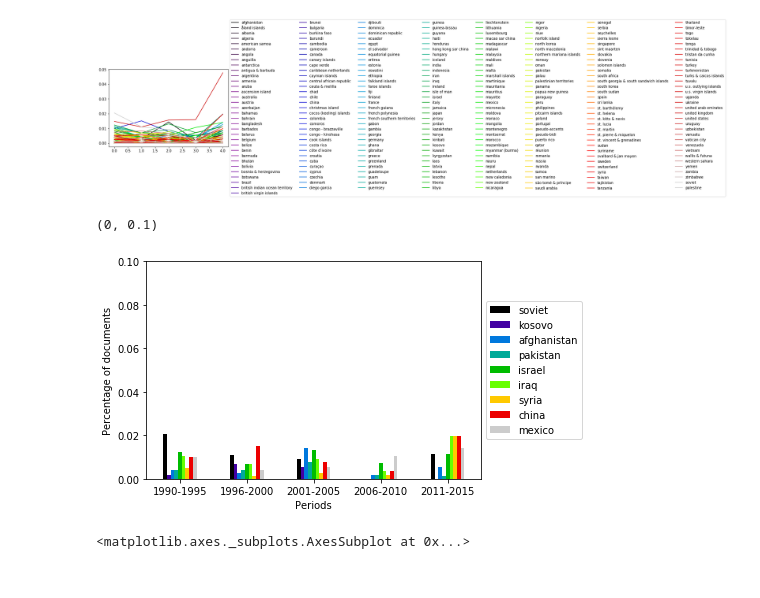
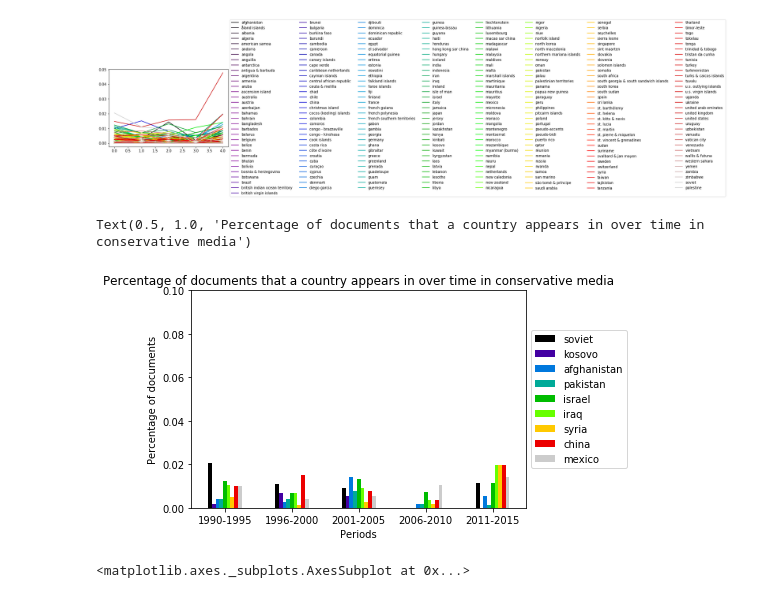
Before and after one commit to rachel-ker/refugeediscourse, a Jupyter notebook: final_data_analysis.ipynb, the cells around one changed output. Drawn from its saved outputs; the diff is of its cells as text; code cells hidden in the pictures.

```diff
--- a/final_data_analysis.ipynb
+++ b/final_data_analysis.ipynb
@@ -978,17 +902,16 @@ plt.legend(loc='center left', bbox_to_anchor=(1, 0.5),ncol=8)
 <matplotlib.legend.Legend at 0x...>
 [figure]
 # %%
-selected = ['soviet', 'kosovo', 'afghanistan','pakistan','israel','iraq','syria','china','mexico']
 countrycounts_rightpc[selected].plot(kind='bar', colormap='nipy_spectral')
 plt.legend(loc='center left', bbox_to_anchor=(1, 0.5),ncol=1)
 plt.ylabel('Percentage of documents')
 plt.xlabel('Periods')
 plt.xticks(np.arange(0, 5, 1),("1990-1995","1996-2000","2001-2005","2006-2010","2011-2015"), rotation='horizontal')
 plt.ylim(0, 0.10)
-#plt.title("Percentage of documents that a country appears in over time in conservative media")
+plt.title("Percentage of documents that a country appears in over time in conservative media")
 # %% [output]
-(0, 0.1)
+Text(0.5, 1.0, 'Percentage of documents that a country appears in over time in conservative media')
-[figure, old version]
+[figure, new version]
 # %%
 china_df = pd.DataFrame({'right': list(countrycounts_rightpc['china']),
                           'left': list(countrycounts_leftpc['china'])})
```
Also changed, not shown: parts of 38 cells of this notebook.
